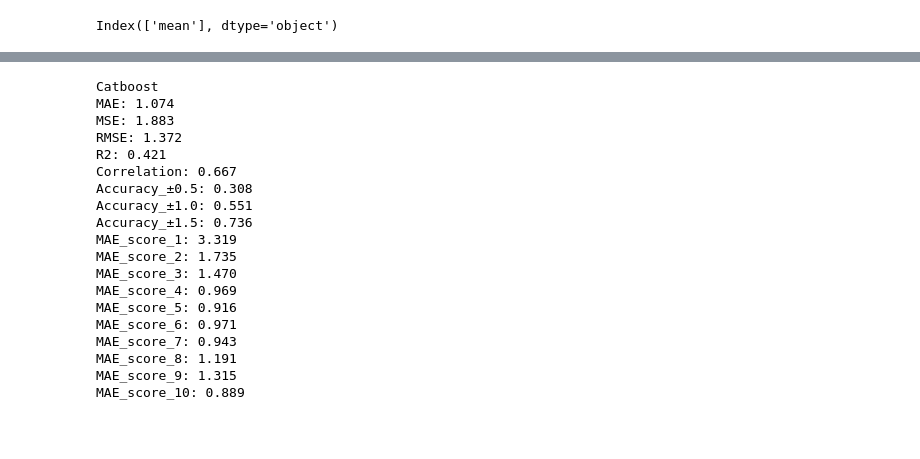
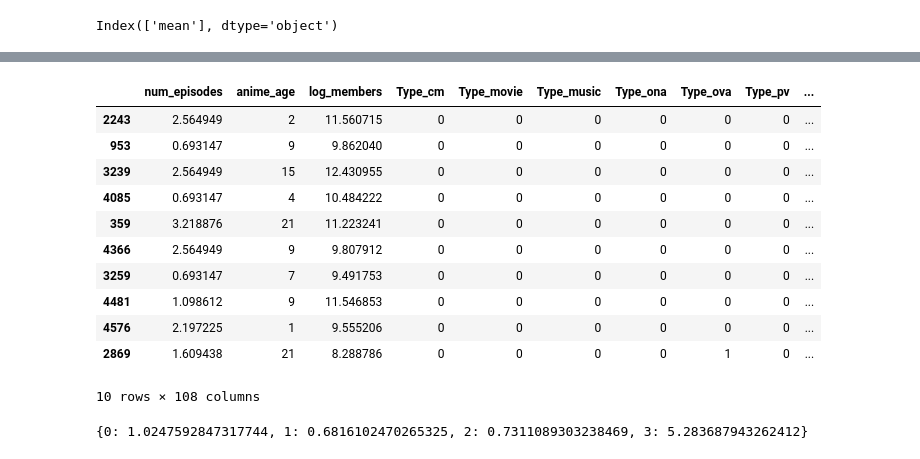
Before and after one commit to juliaddd/RatingPrediction_Project, a Jupyter notebook: Notebooks/user_model_draft.ipynb, the cells around one changed output, grey strips where cells are left out. Saved outputs shown, nothing was run; the diff lists cells and outputs as text; code cells hidden in the pictures; blank space fills up the shorter version.

```diff
--- a/Notebooks/user_model_draft.ipynb
+++ b/Notebooks/user_model_draft.ipynb
@@ -299,7 +340,7 @@ y = df['score']
 # %%
 X_train, X_test, y_train, y_test = train_test_split(X, y, test_size=0.2, random_state=42,stratify=y)
 # %%
-genre_affinity = calculate_genre_affinity(X_train.join(y_train))
+genre_affinity = calculate_genre_affinity_simple(X_train.join(df['score']))
 
 affinity_features_train = pd.DataFrame({
     f"affinity_{genre}": X_train[f"Genre_{genre}"] * affinity
@@ -311,6 +352,5 @@ affinity_features_test = pd.DataFrame({
     for genre, affinity in genre_affinity.items()
 }, index=X_test.index)
 
-# Добавляем все affinity сразу
 X_train = pd.concat([X_train, affinity_features_train], axis=1)
 X_test = pd.concat([X_test, affinity_features_test], axis=1)
@@ -335,7 +357,3 @@ X_train.head()
 # %%
 X_train = X_train.drop(columns=[col for col in X_train.columns if col.startswith("Genre_")])
 X_test = X_test.drop(columns=[col for col in X_test.columns if col.startswith("Genre_")])
-# %%
-scaler = StandardScaler()
-X_train = scaler.fit_transform(X_train)
-X_test = scaler.transform(X_test)
@@ -345,3 +359,0 @@ sample_weights = compute_sample_weight('balanced', y_train.astype(int))
-# %%
-model_weighted = RandomForestRegressor(n_estimators=300, min_samples_leaf=2, random_state=42 )
-model_weighted.fit(X_train, y_train, sample_weight=sample_weights)
@@ -382,14 +359,0 @@ MAE_score_10: 1.437
-# %%
-from catboost import CatBoostRegressor
-
-model = CatBoostRegressor(
-    iterations=1000,
-    learning_rate=0.05,
-    depth=8,
-    eval_metric='RMSE',
-    random_seed=42,
-    verbose=100
-)
-
-model.fit(X_train, y_train, eval_set=(X_test, y_test), use_best_model=True, sample_weight=sample_weights)
-y_pred_cb = model.predict(X_test)
@@ -413,25 +359,0 @@ Shrink model to first 977 iterations.
-# %%
-print("Catboost")
-results = comprehensive_evaluation(y_test, y_pred_cb)
-for metric, value in results.items():
-    print(f"{metric}: {value:.3f}")
-# %% [output]
-Catboost
-MAE: 1.074
-MSE: 1.883
-RMSE: 1.372
-R2: 0.421
-Correlation: 0.667
-Accuracy_±0.5: 0.308
-Accuracy_±1.0: 0.551
-Accuracy_±1.5: 0.736
-MAE_score_1: 3.319
-MAE_score_2: 1.735
-MAE_score_3: 1.470
-MAE_score_4: 0.969
-MAE_score_5: 0.916
-MAE_score_6: 0.971
-MAE_score_7: 0.943
-MAE_score_8: 1.191
-MAE_score_9: 1.315
-MAE_score_10: 0.889
@@ -444,0 +378,15 @@ MAE_score_10: 0.889
+# %%
+X_train.sample(10)
+# %% [output]
+|  | num_episodes | anime_age | log_members | Type_cm | Type_movie | Type_music | Type_ona | Type_ova | Type_pv | ... |
+| 2243 | 2.564949 | 2 | 11.560715 | 0 | 0 | 0 | 0 | 0 | 0 | ... |
+| 953 | 0.693147 | 9 | 9.862040 | 0 | 0 | 0 | 0 | 0 | 0 | ... |
+| 3239 | 2.564949 | 15 | 12.430955 | 0 | 0 | 0 | 0 | 0 | 0 | ... |
+| 4085 | 0.693147 | 4 | 10.484222 | 0 | 0 | 0 | 0 | 0 | 0 | ... |
+| 359 | 3.218876 | 21 | 11.223241 | 0 | 0 | 0 | 0 | 0 | 0 | ... |
+| 4366 | 2.564949 | 9 | 9.807912 | 0 | 0 | 0 | 0 | 0 | 0 | ... |
+| 3259 | 0.693147 | 7 | 9.491753 | 0 | 0 | 0 | 0 | 0 | 0 | ... |
+| 4481 | 1.098612 | 9 | 11.546853 | 0 | 0 | 0 | 0 | 0 | 0 | ... |
+| 4576 | 2.197225 | 1 | 9.555206 | 0 | 0 | 0 | 0 | 0 | 0 | ... |
+| 2869 | 1.609438 | 21 | 8.288786 | 0 | 0 | 0 | 0 | 1 | 0 | ... |
+10 rows × 108 columns
@@ -444,0 +406,4 @@ MAE_score_10: 0.889
+# %%
+print(class_weight_dict)
+# %% [output]
+{0: 1.0247592847317744, 1: 0.6816102470265325, 2: 0.7311089303238469, 3: 5.283687943262412}
```
Also changed, not shown: parts of 45 cells of this notebook.
